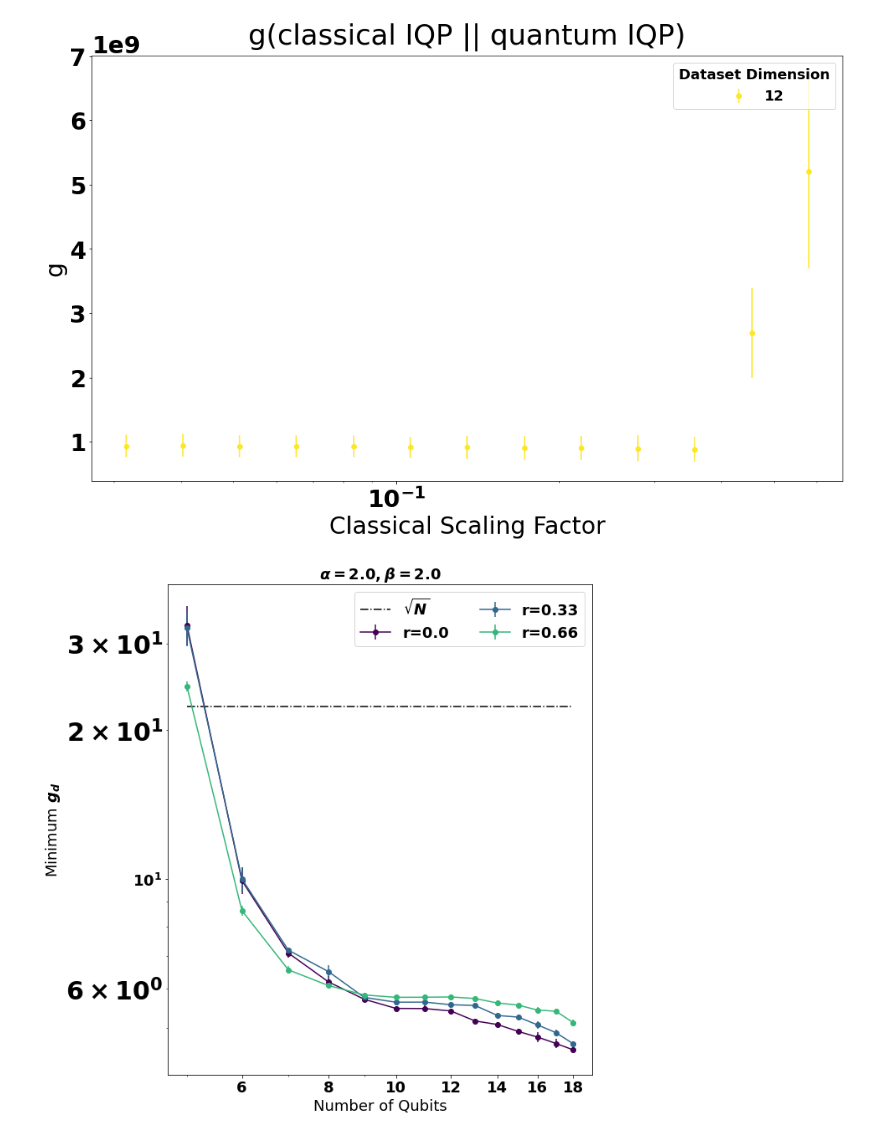
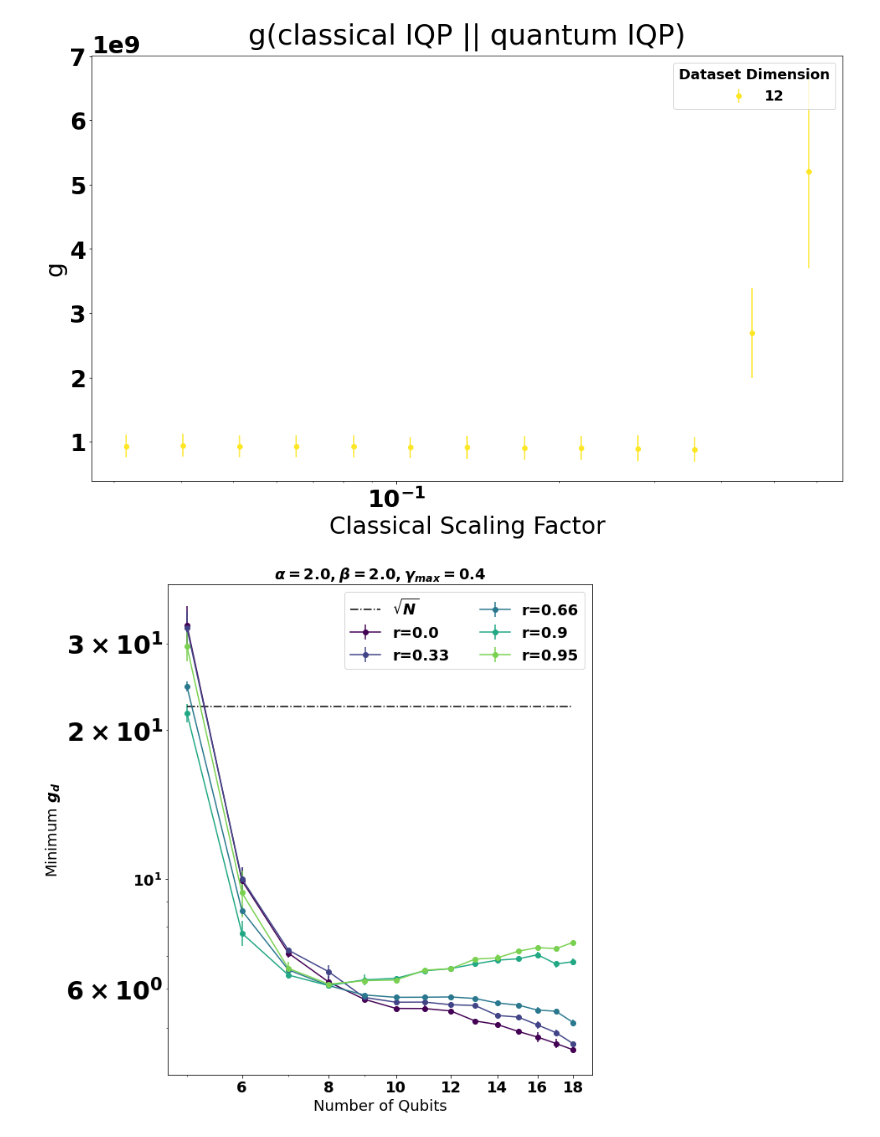
Before and after one commit to lslattery11/quantum_kernel, a Jupyter notebook: notebooks/data_visualization/r_test_gd_scaling.ipynb, the cells around one changed output. Drawn from its saved outputs; the diff is of its cells as text; code cells hidden in the pictures.

```diff
--- a/notebooks/data_visualization/r_test_gd_scaling.ipynb
+++ b/notebooks/data_visualization/r_test_gd_scaling.ipynb
@@ -61,8 +61,11 @@ dfs0=get_dfs_from_folder(folders[0][0],folders[0][1],cols_to_drop)
 dfs1=get_dfs_from_folder(folders[1][0],folders[1][1],cols_to_drop)
 dfs2=get_dfs_from_folder(folders[2][0],folders[2][1],cols_to_drop)
 dfs3=get_dfs_from_folder(folders[3][0],folders[3][1],cols_to_drop)
+dfs4=get_dfs_from_folder(folders[4][0],folders[4][1],cols_to_drop)
+dfs5=get_dfs_from_folder(folders[5][0],folders[5][1],cols_to_drop)
 
-dfs_list=[dfs0,dfs1,dfs2,dfs3]
+
+dfs_list=[dfs0,dfs1,dfs2,dfs3,dfs4,dfs5]
 # %%
 save_folder='/mnt/c/Users/lslat/Data/QK_project/results/figs/'
 # %%
@@ -127,7 +130,7 @@ for r,dfs in zip(rs,dfs_list):
                 Kq=q_df.qkern_matrix_train.values[0]
                 Kcs=c_df.qkern_matrix_train.values
                 sfs=c_df.scaling_factor.values
-                geo_diffs[str(dim)]=geo_diffs[str(dim)]+[(sf,geometric_difference(Kq,Kc)) for sf,Kc in zip(sfs,Kcs)]
+                geo_diffs[str(dim)]=geo_diffs[str(dim)]+[(sf,geometric_difference(Kc,Kq)) for sf,Kc in zip(sfs,Kcs)]
             geo_diffs[str(dim)]=np.array(geo_diffs[str(dim)])
 
         with open(filepath, 'wb') as f:
@@ -196,7 +197,7 @@ fig, axs = plt.subplots(1,figsize=(10,10),sharey=True)
 beta=2.0
 alpha=2.0
 gamma=0.4
-rs=[0.0,0.33,0.66,0.9,0.95,1.0]
+rs=[0.0,0.33,0.66,0.9,0.95]
 
 for i,r in enumerate(rs):
     filepath=save_folder+f'geometric_difference_dict_beta{beta}_alpha{alpha}_gamma_{gamma}_r_{r}.p'
@@ -210,36 +211,37 @@ for i,r in enumerate(rs):
     color_index=int(256*i/(len(rs)))
     color=colormap.colors[color_index]
 
     ys=[]
     yerrs=[]
+    dataset_dims=[int(x) for x in list(geo_diffs.keys()) if int(x) > 4]
     for dim in dataset_dims:
         x=list(set(geo_diffs[str(dim)][:,0]))
         y=min([np.mean(geo_diffs[str(dim)][geo_diffs[str(dim)][:,0]==a][:,1]) for a in x])
         index = [np.mean(geo_diffs[str(dim)][geo_diffs[str(dim)][:,0]==a][:,1]) for a in x].index(y)
         yerr=[sem(geo_diffs[str(dim)][geo_diffs[str(dim)][:,0]==a][:,1]) for a in x][index]
 
         ys.append(y)
         yerrs.append(yerr)
     ax.errorbar(dataset_dims,ys,yerr=yerrs,color=color,fmt='-o',label=f'r={r}')
 
     ax.set_yscale('log')
     ax.set_xscale('log')
     ax.set_ylabel('Minimum $g_{d}$', fontsize=18)
     ax.set_xlabel('Number of Qubits',fontsize=18)
 
 ax.set_xticks(np.arange(4, 20, step=2))  # Set label locations.
 ax.xaxis.set_major_formatter(FormatStrFormatter('%.f'))
 ax.tick_params(axis='both',labelsize=18)
 ax.plot(dataset_dims,len(dataset_dims)*[np.sqrt(500)],ls='-.',color='black',label=r'$\sqrt{N}$')
 
 legend=plt.legend(ncol=2,bbox_to_anchor=(1,1),fontsize=18,title_fontsize=18)
 
-ax.set_title(rf'$\alpha={alpha}, \beta={beta}$',fontsize=18)
+ax.set_title(rf'$\alpha={alpha}, \beta={beta}, $'+r'$\gamma_{max}=$'+f'${gamma}$',fontsize=18)
 
 fig.tight_layout()
-fig.savefig(f'{save_folder}IQP_gd_decay_fixed_beta{beta}_alpha{alpha}.pdf')
+fig.savefig(f'{save_folder}IQP_gd_decay_fixed_beta{beta}_alpha{alpha}_gamma{gamma}_vary_r.pdf')
 # %% [output]
-[figure, old version]
+[figure, new version]
 # %%
 # Get kernel results for the different ml models and dataset.d
 dfs = {}
```
Also changed, not shown: parts of 8 cells of this notebook, 12 other files.
